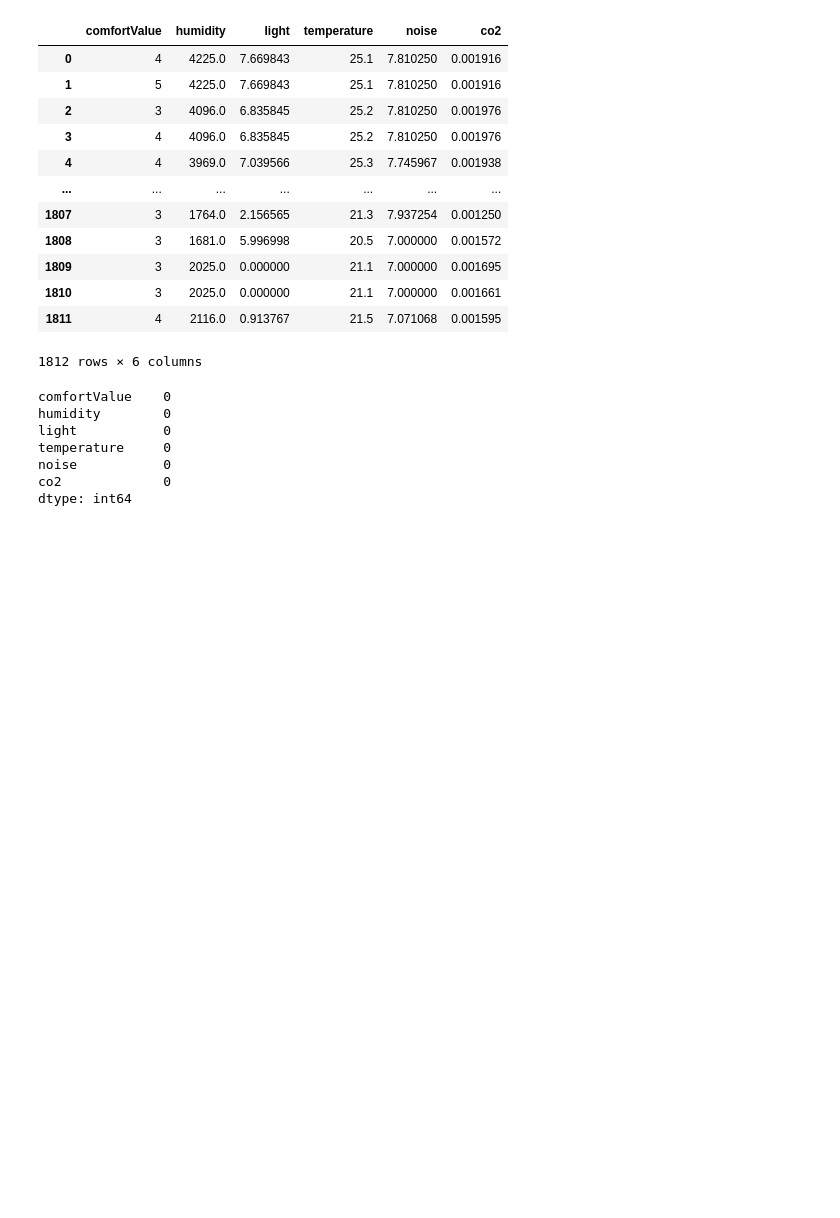
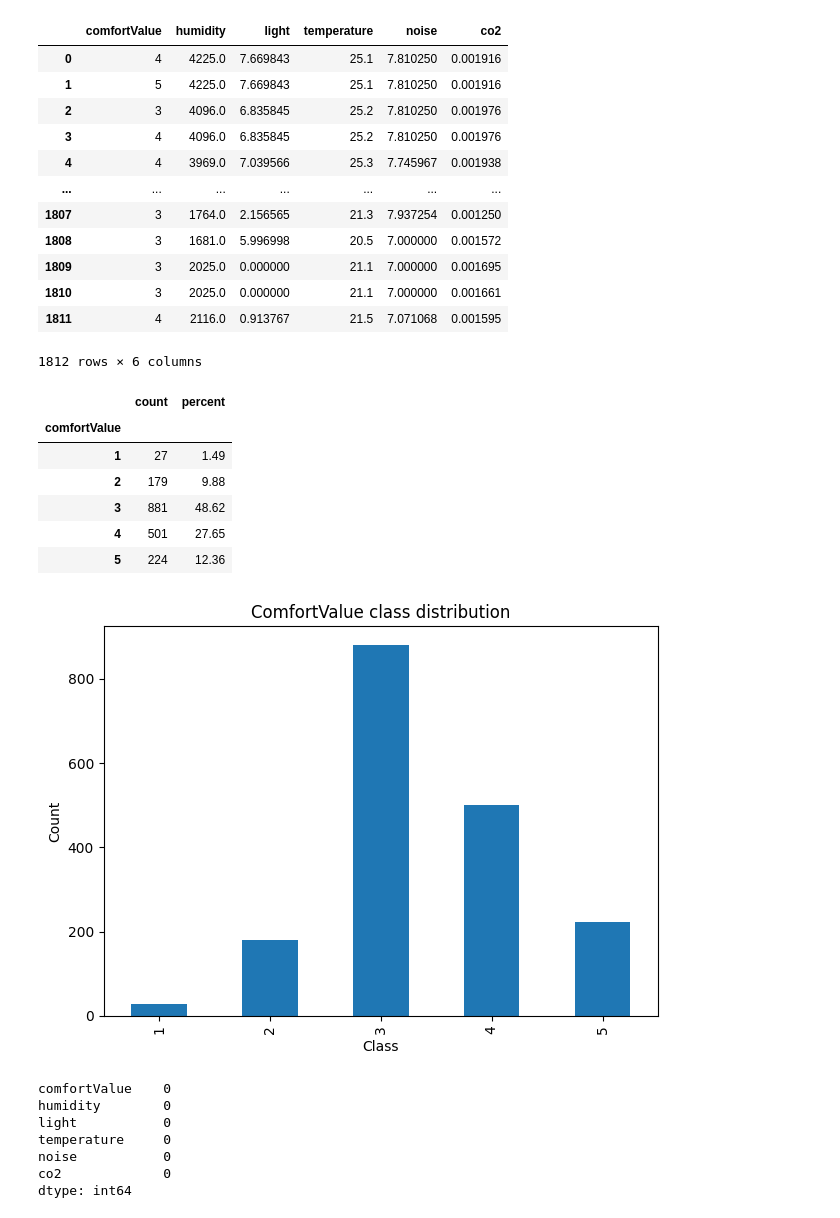
Before and after one commit to SEP4Real/SEP4, a Jupyter notebook: MAL/notebooks/data_related/4_instant_data_analysis.ipynb, the cells around one changed output. Saved outputs shown, nothing was run; the diff lists cells and outputs as text; code cells hidden in the pictures; blank space fills up the shorter version.

```diff
--- a/MAL/notebooks/data_related/4_instant_data_analysis.ipynb
+++ b/MAL/notebooks/data_related/4_instant_data_analysis.ipynb
@@ -136,6 +136,29 @@ df
 | 1810 | 3 | 2025.0 | 0.000000 | 21.1 | 7.000000 | 0.001661 |
 | 1811 | 4 | 2116.0 | 0.913767 | 21.5 | 7.071068 | 0.001595 |
 1812 rows × 6 columns
+# %%
+# class distribution for comfortValue
+class_counts = df['comfortValue'].value_counts().sort_index()
+class_pct = (class_counts / class_counts.sum() * 100).round(2)
+
+display(pd.DataFrame({'count': class_counts, 'percent': class_pct}))
+
+import matplotlib.pyplot as plt
+class_counts.plot(kind='bar')
+plt.title('ComfortValue class distribution')
+plt.xlabel('Class')
+plt.ylabel('Count')
+plt.tight_layout()
+plt.show()
+# %% [output]
+|  | count | percent |
+| comfortValue |  |  |
+| 1 | 27 | 1.49 |
+| 2 | 179 | 9.88 |
+| 3 | 881 | 48.62 |
+| 4 | 501 | 27.65 |
+| 5 | 224 | 12.36 |
+[figure, added]
 # %%
 #count missing values
 df.isna().sum()
```
Also changed, not shown: parts of 1 cell of this notebook, 2 other files.
